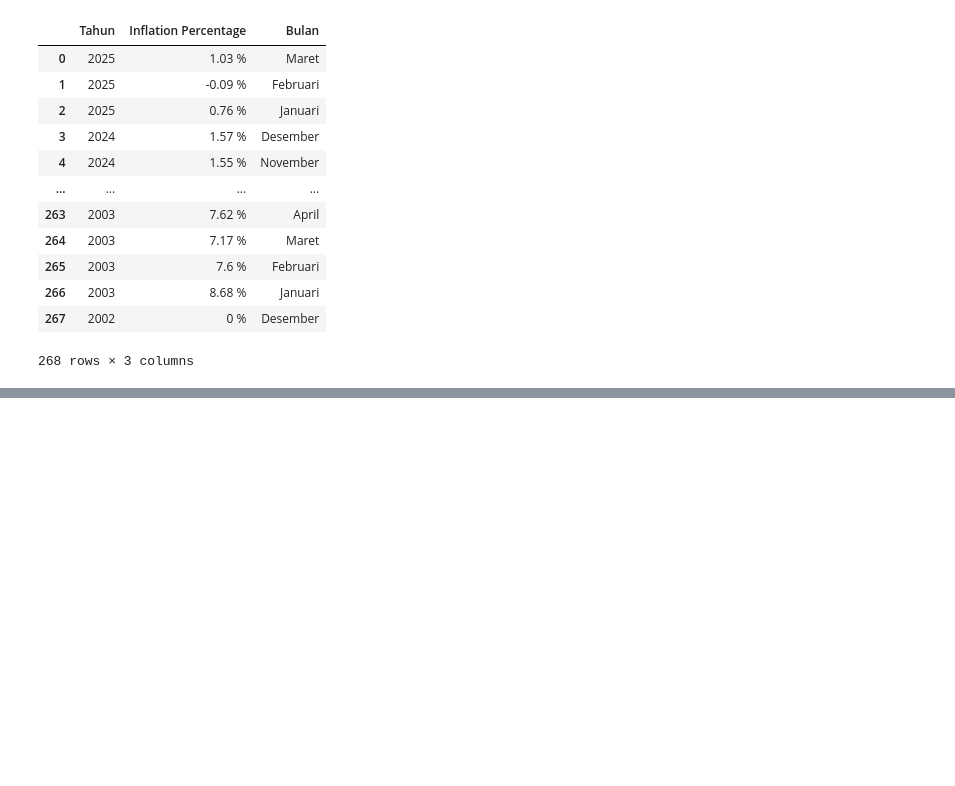
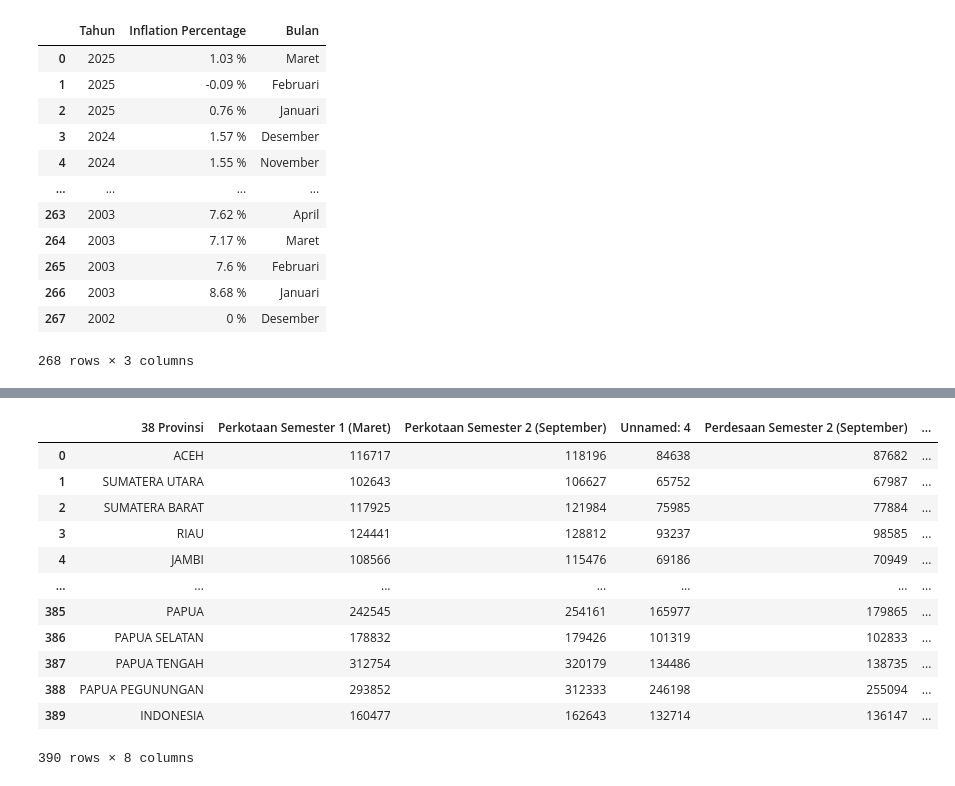
Before and after one commit to yusufimantaka/gamadata-2, a Jupyter notebook: data-cleaning.ipynb, the cells around one changed output, grey strips where cells are left out. Drawn from its saved outputs; the diff is of its cells as text; code cells hidden in the pictures; blank space fills up the shorter version.

```diff
--- a/data-cleaning.ipynb
+++ b/data-cleaning.ipynb
@@ -63,0 +150,7 @@ df.to_csv('data-cleaned/inflation_data_cleaned.csv')
+# %%
+for tahun in range(2015, 2025):
+    data_nonmakanan[tahun] = data_nonmakanan[tahun].iloc[4:].reset_index(drop=True).drop(columns=['Unnamed: 3','Unnamed: 6','Unnamed: 9'])
+    data_nonmakanan[tahun] = data_nonmakanan[tahun].rename(columns={'Unnamed: 1': 'Perkotaan Semester 1 (Maret)', 'Unnamed: 2': 'Perkotaan Semester 2 (September)',
+                                                             'Unammed: 4':'Perdesaan Semester 1 (Maret)', 'Unnamed: 5':'Perdesaan Semester 2 (September)',
+                                                             'Unnamed: 7':'Perkotaan+Perdesaan Semester 1 (Maret)', 'Unnamed: 8':'Perkotaan+Perdesaan Semester 2 (September)'})
+    data_nonmakanan[tahun]['Tahun'] = tahun
@@ -63,0 +171,17 @@ df.to_csv('data-cleaned/inflation_data_cleaned.csv')
+# %%
+Data_nonmakanan = pd.concat([data_nonmakanan[tahun] for tahun in range(2015, 2025)],ignore_index = True)
+Data_nonmakanan
+# %% [output]
+|  | 38 Provinsi | Perkotaan Semester 1 (Maret) | Perkotaan Semester 2 (September) | Unnamed: 4 | Perdesaan Semester 2 (September) | ... |
+| 0 | ACEH | 116717 | 118196 | 84638 | 87682 | ... |
+| 1 | SUMATERA UTARA | 102643 | 106627 | 65752 | 67987 | ... |
+| 2 | SUMATERA BARAT | 117925 | 121984 | 75985 | 77884 | ... |
+| 3 | RIAU | 124441 | 128812 | 93237 | 98585 | ... |
+| 4 | JAMBI | 108566 | 115476 | 69186 | 70949 | ... |
+| ... | ... | ... | ... | ... | ... | ... |
+| 385 | PAPUA | 242545 | 254161 | 165977 | 179865 | ... |
+| 386 | PAPUA SELATAN | 178832 | 179426 | 101319 | 102833 | ... |
+| 387 | PAPUA TENGAH | 312754 | 320179 | 134486 | 138735 | ... |
+| 388 | PAPUA PEGUNUNGAN | 293852 | 312333 | 246198 | 255094 | ... |
+| 389 | INDONESIA | 160477 | 162643 | 132714 | 136147 | ... |
+390 rows × 8 columns
```
Also changed, not shown: parts of 12 cells of this notebook, 2 other files.
